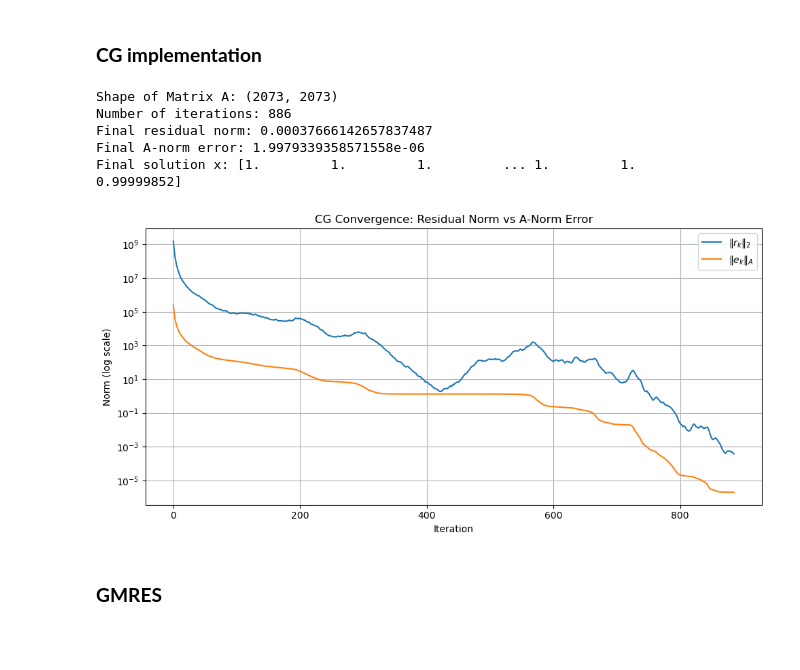
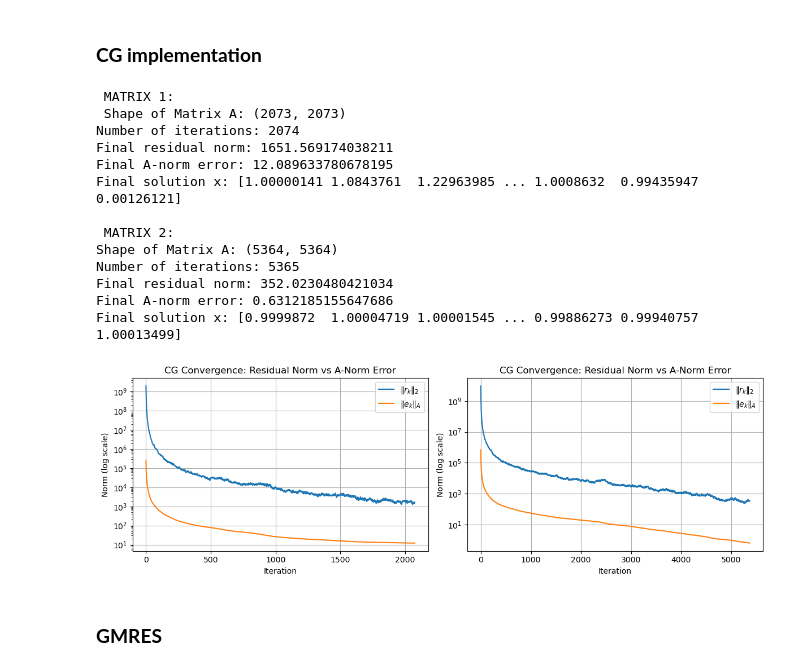
Before and after one commit to Lezgo11/FIShy, a Jupyter notebook: Project_1.ipynb, the cells around one changed output. Drawn from its saved outputs; the diff is of its cells as text; code cells hidden in the pictures; blank space fills up the shorter version.

```diff
--- a/Project_1.ipynb
+++ b/Project_1.ipynb
@@ -39,28 +31,48 @@ x_approx, residuals, e_A_norms = conjugate_gradient(decompressed_matrix, b, x0,
+# %%
+A2,b2,x_true2,x02 = make_system(decompressed_matrix2) # 1. Create the system of equations
+x_approx2, residuals2, e_A_norms2 = conjugate_gradient(decompressed_matrix2, b2, x02, x_true2) # 2. Run CG method
 # %%
 # Plotting and printing results
-print(f"Shape of Matrix A: {decompressed_matrix.shape}")
-print(f"Number of iterations: {len(residuals)}")
-print(f"Final residual norm: {residuals[-1]}")
-print(f"Final A-norm error: {e_A_norms[-1]}")
-print(f"Final solution x: {x_approx}")
+print(f" MATRIX 1: \n Shape of Matrix A: {decompressed_matrix.shape}"),print(f"Number of iterations: {len(residuals)}"),print(f"Final residual norm: {residuals[-1]}")
+print(f"Final A-norm error: {e_A_norms[-1]}"),print(f"Final solution x: {x_approx} \n ")
 
 
-plt.figure(figsize=(10, 5))
-plt.semilogy(residuals, label=r'$\|r_k\|_2$')
-plt.semilogy(e_A_norms, label=r'$\|e_k\|_A$')
-plt.xlabel('Iteration')
-plt.ylabel('Norm (log scale)')
-plt.title('CG Convergence: Residual Norm vs A-Norm Error')
-plt.legend()
-plt.grid(True)
-plt.tight_layout()
+print(f" MATRIX 2: \nShape of Matrix A: {decompressed_matrix2.shape}")
+print(f"Number of iterations: {len(residuals2)}")
+print(f"Final residual norm: {residuals2[-1]}")
+print(f"Final A-norm error: {e_A_norms2[-1]}")
+print(f"Final solution x: {x_approx2}")
+
+u = 1
+plt.figure(figsize=(12, 4))
+for res in [residuals, residuals2]:  # check if the matrix is symmetric
+    plt.subplot(1, 2, u)
+    plt.semilogy(res, label=r'$\|r_k\|_2$')
+    plt.xlabel('Iteration'), plt.ylabel('Norm (log scale)'), plt.title('CG Convergence: Residual Norm vs A-Norm Error')
+    plt.legend(), plt.grid(True), plt.tight_layout()
+    u += 1
+u = 1
+for Ares in [e_A_norms, e_A_norms2]:
+    plt.subplot(1, 2, u)
+    plt.semilogy(Ares, label=r'$\|e_k\|_A$')
+    plt.xlabel('Iteration'), plt.ylabel('Norm (log scale)'), plt.title('CG Convergence: Residual Norm vs A-Norm Error')
+    plt.legend(), plt.grid(True), plt.tight_layout()
+    u += 1
 # %% [output]
-Shape of Matrix A: (2073, 2073)
-Number of iterations: 886
-Final residual norm: 0.00037666142657837487
-Final A-norm error: 1.9979339358571558e-06
-Final solution x: [1.         1.         1.         ... 1.         1.         0.99999852]
+ MATRIX 1:
+ Shape of Matrix A: (2073, 2073)
+Number of iterations: 2074
+Final residual norm: 1651.569174038211
+Final A-norm error: 12.089633780678195
+Final solution x: [1.00000141 1.0843761  1.22963985 ... 1.0008632  0.99435947 0.00126121]
+
+ MATRIX 2:
+Shape of Matrix A: (5364, 5364)
+Number of iterations: 5365
+Final residual norm: 352.0230480421034
+Final A-norm error: 0.6312185155647686
+Final solution x: [0.9999872  1.00004719 1.00001545 ... 0.99886273 0.99940757 1.00013499]
-[figure, old version]
+[figure, new version]
 # %% [markdown]
 ### __GMRES__
 # %%
```
Also changed, not shown: parts of 6 cells of this notebook, 4 other files.
